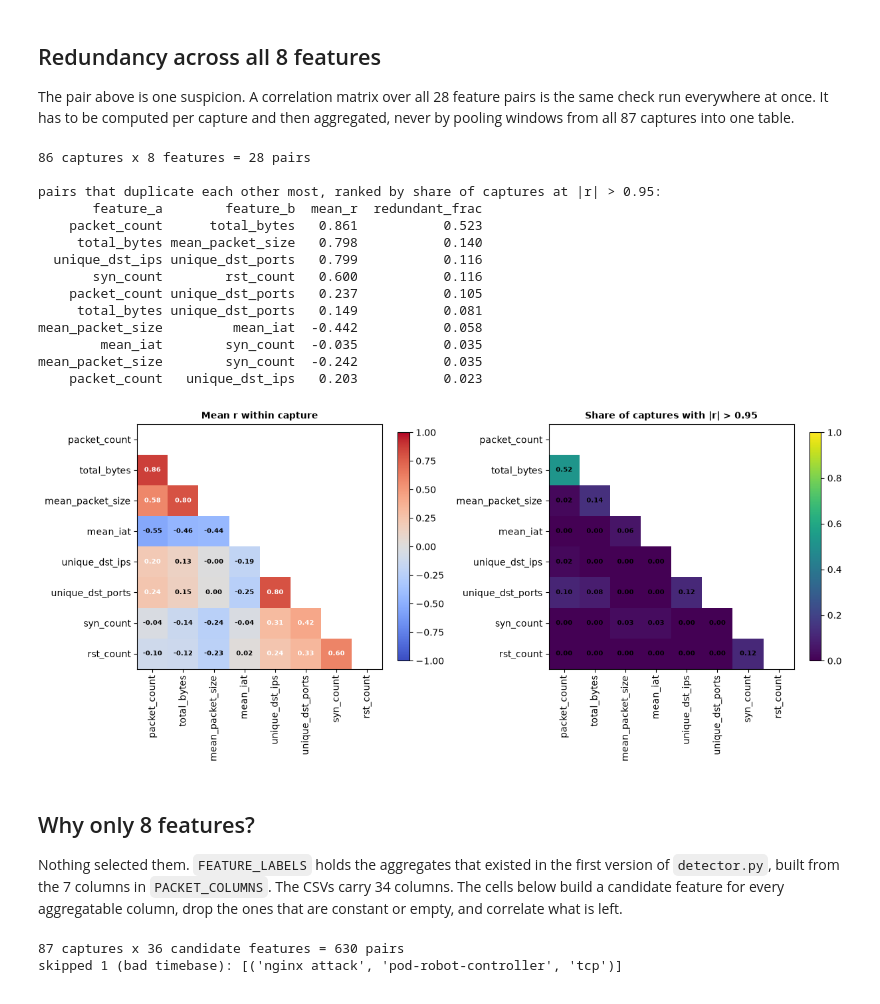
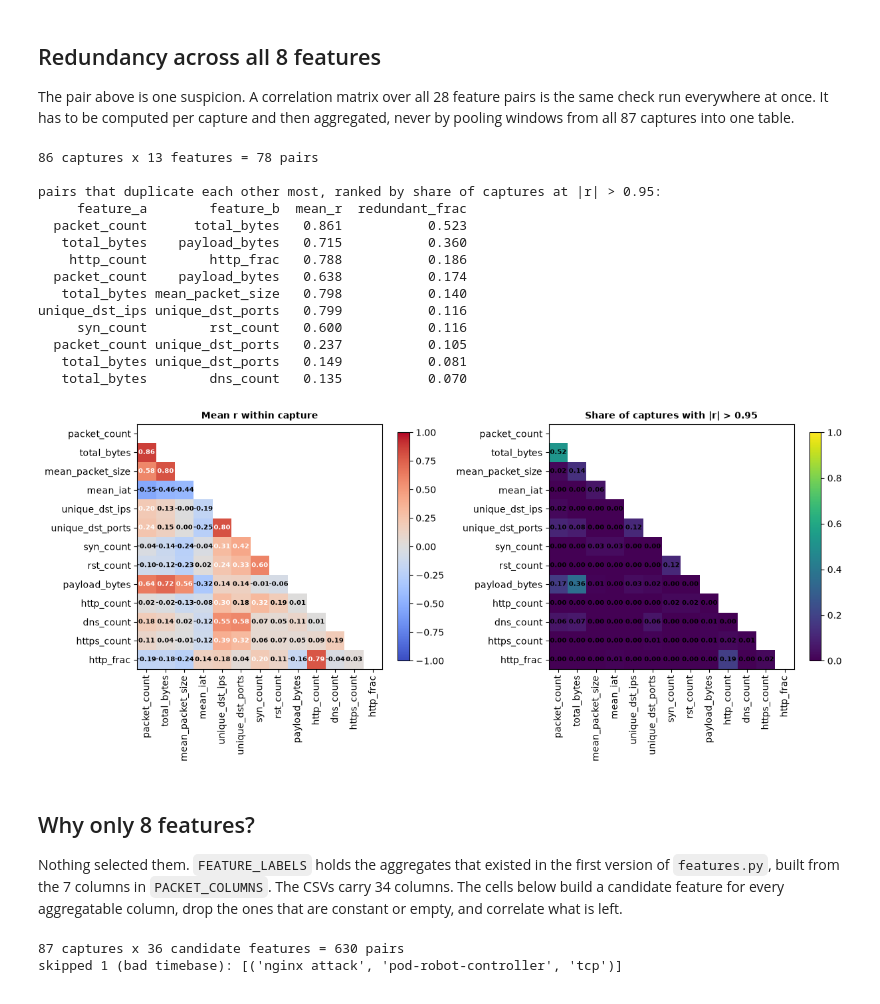
Before and after one commit to COStmau/RTCT1, a Jupyter notebook: Threat_Detection/feature_research.ipynb, the cells around one changed output. Saved outputs shown, nothing was run; the diff lists cells and outputs as text; code cells hidden in the pictures.

```diff
--- a/Threat_Detection/feature_research.ipynb
+++ b/Threat_Detection/feature_research.ipynb
@@ -40,15 +40,15 @@ modules from  /Users/cos/Documents/school/ECEN403/RTCT1/Threat_Detection
 dataset root  /Users/cos/Library/CloudStorage/GoogleDrive-charles.sandlin@tamu.edu/.shortcut-targets-by-id/1ubCx1mP2Et0N3s3TGSI_uSlT1NtuFNpN/KUBEDATA | exists: True
 # %%
 # Read every capture once. The kernel keeps them, so later cells never touch Drive again.
-manifest = dataset.build_manifest(ROOT)
+manifest = data_io.build_manifest(ROOT)
 print(f"{len(manifest)} captures | {manifest['label'].nunique()} labels"
       f" | {manifest['scenario'].nunique()} scenarios")
 
 packets = {}
 skipped = []
 for row in manifest.itertuples():
-    frame = dataset.load_capture(row.path)
-    if not dataset.timebase_issues(frame)["usable"]:
+    frame = data_io.load_capture(row.path)
+    if not data_io.timebase_issues(frame)["usable"]:
         skipped.append((row.scenario, row.label, row.method))
         continue
     packets[(row.scenario, row.label, row.method)] = frame
@@ -96,7 +96,7 @@ keeping both. Same harness works for any candidate: build features, compare per
 # =============================================================================
 MIN_WINDOWS = 5  # below this many windows the correlation is noise, so skip the stratum
 
-features = {(s, l, m): detector.make_features(f) for (s, l, m), f in packets.items()}
+windows = {(s, l, m): features.make_windows(f) for (s, l, m), f in packets.items()}
 
 redundancy = pd.DataFrame([
     {
@@ -106,12 +106,12 @@ redundancy = pd.DataFrame([
         "windows": len(w),
         "pearson_r": w["packet_count"].corr(w["total_bytes"]),
     }
-    for (s, l, m), w in features.items()
+    for (s, l, m), w in windows.items()
     if len(w) >= MIN_WINDOWS
 ])
 
 print(f"packet_count vs total_bytes, one Pearson r per capture "
-      f"({len(redundancy)} of {len(features)} captures have >= {MIN_WINDOWS} windows)")
+      f"({len(redundancy)} of {len(windows)} captures have >= {MIN_WINDOWS} windows)")
 print()
 print("per scenario:")
 print(redundancy.groupby("scenario")["pearson_r"]
@@ -232,10 +232,10 @@ aggregated, never by pooling windows from all 87 captures into one table.
 # counted twice: no extra detection, extra false alarms. redundant_frac near 1.0 means
 # the pair is a duplicate in every measurement and one of the two can be dropped.
 # =============================================================================
-FEATURES = list(detector.FEATURE_LABELS)
+FEATURES = list(features.FEATURE_LABELS)
 n = len(FEATURES)
 
-per_capture = [w[FEATURES].corr() for (s, l, m), w in features.items()
+per_capture = [w[FEATURES].corr() for (s, l, m), w in windows.items()
                if len(w) >= MIN_WINDOWS]
 stacked = np.dstack([c.to_numpy() for c in per_capture])   # (feature, feature, capture)
 
@@ -257,51 +257,51 @@ pairs = pd.DataFrame([
 ]).sort_values("redundant_frac", ascending=False)
 
 print()
 print("pairs that duplicate each other most, ranked by share of captures at |r| > 0.95:")
 print(pairs.head(10).round(3).to_string(index=False))
 
 # Upper triangle masked: the matrix is symmetric, so half of it is repetition.
 mask = np.triu(np.ones((n, n), dtype=bool))
 fig, axes = plt.subplots(1, 2, figsize=(12.5, 5.6))
 for ax, matrix, title, cmap, vmin, vmax, fmt in [
     (axes[0], mean_r, "Mean r within capture", "coolwarm", -1.0, 1.0, ".2f"),
     (axes[1], redundant_frac, "Share of captures with |r| > 0.95", "viridis", 0.0, 1.0, ".2f"),
 ]:
     shown = np.ma.masked_where(mask, matrix.to_numpy())
     image = ax.imshow(shown, cmap=cmap, vmin=vmin, vmax=vmax)
     ax.set_xticks(range(n), FEATURES, rotation=90)
     ax.set_yticks(range(n), FEATURES)
     ax.set_title(title, fontsize=10, fontweight="bold")
     fig.colorbar(image, ax=ax, shrink=0.8)
     for i in range(n):
         for j in range(n):
             if not mask[i, j] and np.isfinite(shown[i, j]):
                 ax.text(j, i, format(shown[i, j], fmt), ha="center", va="center",
                         fontsize=7, fontweight="bold",
                         color="white" if abs(shown[i, j] - vmin) > (vmax - vmin) * 0.6 else "black")
 fig.tight_layout()
 plt.show()
 # %% [output]
-86 captures x 8 features = 28 pairs
+86 captures x 13 features = 78 pairs
 
 pairs that duplicate each other most, ranked by share of captures at |r| > 0.95:
-       feature_a        feature_b  mean_r  redundant_frac
-    packet_count      total_bytes   0.861           0.523
-     total_bytes mean_packet_size   0.798           0.140
-  unique_dst_ips unique_dst_ports   0.799           0.116
-       syn_count        rst_count   0.600           0.116
-    packet_count unique_dst_ports   0.237           0.105
-     total_bytes unique_dst_ports   0.149           0.081
-mean_packet_size         mean_iat  -0.442           0.058
-        mean_iat        syn_count  -0.035           0.035
-mean_packet_size        syn_count  -0.242           0.035
-    packet_count   unique_dst_ips   0.203           0.023
+     feature_a        feature_b  mean_r  redundant_frac
+  packet_count      total_bytes   0.861           0.523
+   total_bytes    payload_bytes   0.715           0.360
+    http_count        http_frac   0.788           0.186
+  packet_count    payload_bytes   0.638           0.174
+   total_bytes mean_packet_size   0.798           0.140
+unique_dst_ips unique_dst_ports   0.799           0.116
+     syn_count        rst_count   0.600           0.116
+  packet_count unique_dst_ports   0.237           0.105
+   total_bytes unique_dst_ports   0.149           0.081
+   total_bytes        dns_count   0.135           0.070
-[figure, old version]
+[figure, new version]
 # %% [markdown]
 ## Why only 8 features?
 
 Nothing selected them. `FEATURE_LABELS` holds the aggregates that existed in the first
-version of `detector.py`, built from the 7 columns in `PACKET_COLUMNS`. The CSVs carry 34
+version of `features.py`, built from the 7 columns in `PACKET_COLUMNS`. The CSVs carry 34
 columns. The cells below build a candidate feature for every aggregatable column, drop the
 ones that are constant or empty, and correlate what is left.
 # %%
```
Also changed, not shown: parts of 8 cells of this notebook, 19 other files.
